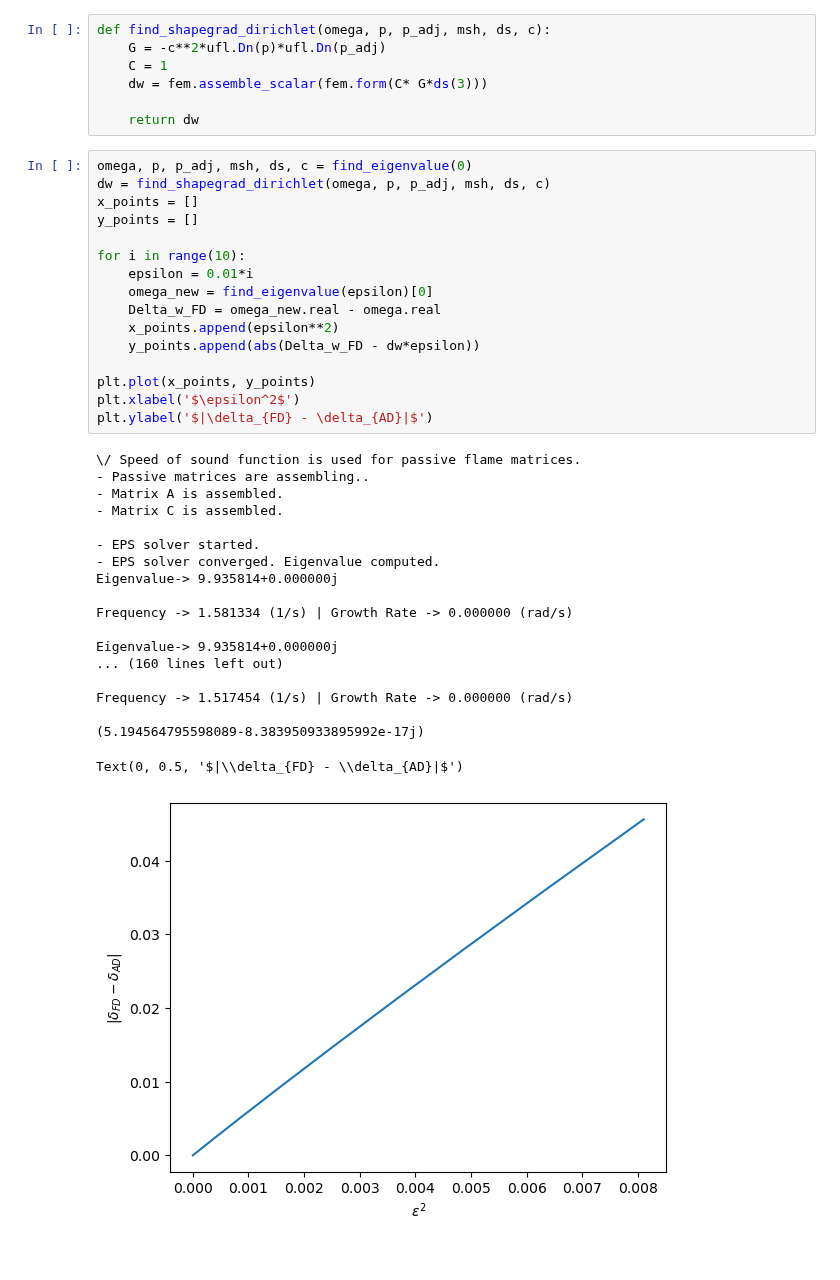
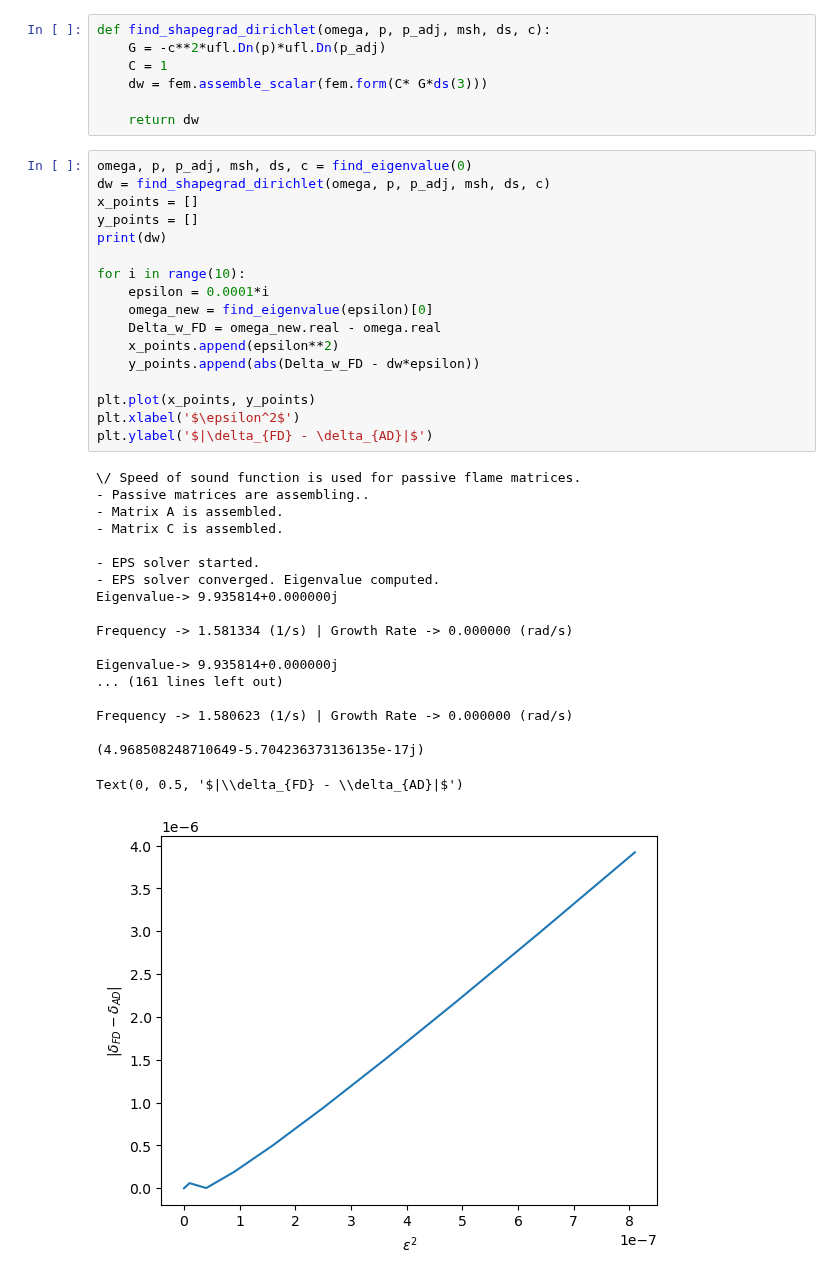
Before and after one commit to NikhilAgg/NURBs, a Jupyter notebook: Notebooks/Intro/Dirichlet/square_taylor_form.ipynb, the cells around one changed output. Drawn from its saved outputs; the diff is of its cells as text.

```diff
--- a/Notebooks/Intro/Dirichlet/square_taylor_form.ipynb
+++ b/Notebooks/Intro/Dirichlet/square_taylor_form.ipynb
@@ -111,35 +111,36 @@ def find_shapegrad_dirichlet(omega, p, p_adj, msh, ds, c):
 omega, p, p_adj, msh, ds, c = find_eigenvalue(0)
 dw = find_shapegrad_dirichlet(omega, p, p_adj, msh, ds, c)
 x_points = []
 y_points = []
+print(dw)
 
 for i in range(10):
-    epsilon = 0.01*i
+    epsilon = 0.0001*i
     omega_new = find_eigenvalue(epsilon)[0]
     Delta_w_FD = omega_new.real - omega.real
     x_points.append(epsilon**2)
     y_points.append(abs(Delta_w_FD - dw*epsilon))
 
 plt.plot(x_points, y_points)
 plt.xlabel('$\epsilon^2$')
 plt.ylabel('$|\delta_{FD} - \delta_{AD}|$')
 # %% [output]
 \/ Speed of sound function is used for passive flame matrices.
 - Passive matrices are assembling..
 - Matrix A is assembled.
 - Matrix C is assembled.
 
 - EPS solver started.
 - EPS solver converged. Eigenvalue computed.
 Eigenvalue-> 9.935814+0.000000j
 
 Frequency -> 1.581334 (1/s) | Growth Rate -> 0.000000 (rad/s)
 
 Eigenvalue-> 9.935814+0.000000j
-... (160 lines left out)
+... (161 lines left out)
 
-Frequency -> 1.517454 (1/s) | Growth Rate -> 0.000000 (rad/s)
+Frequency -> 1.580623 (1/s) | Growth Rate -> 0.000000 (rad/s)
 
-(5.194564795598089-8.383950933895992e-17j)
+(4.968508248710649-5.704236373136135e-17j)
 Text(0, 0.5, '$|\\delta_{FD} - \\delta_{AD}|$')
-[figure, old version]
+[figure, new version]
```
Also changed, not shown: 18 other files.
